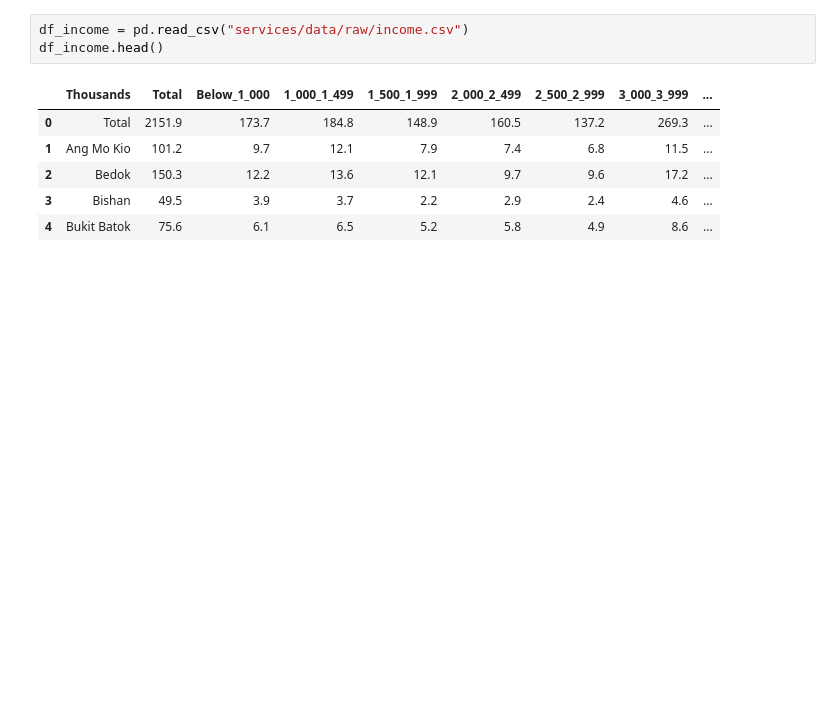
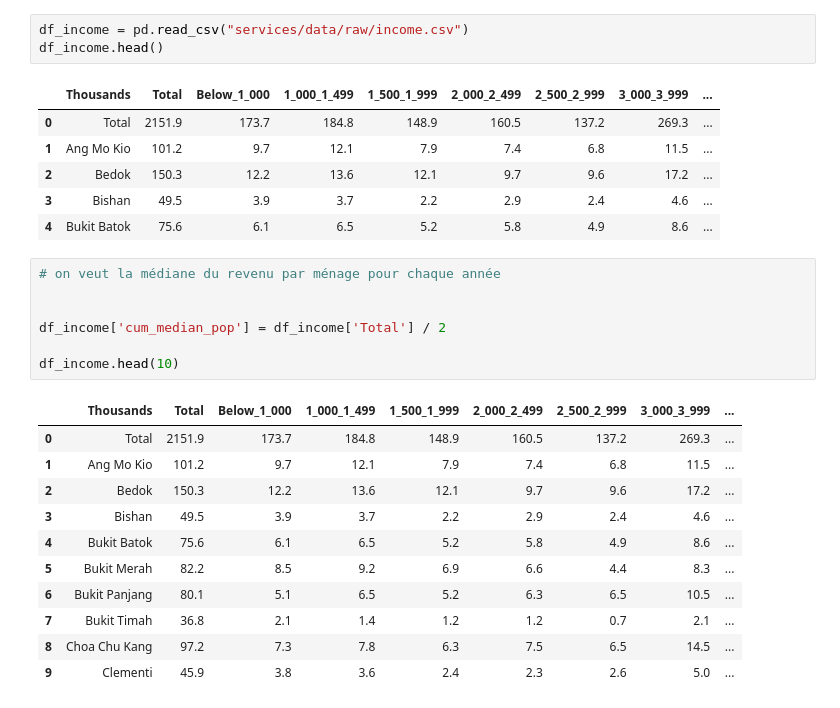
Before and after one commit to Hisqkq/Open-Data-City, a Jupyter notebook: immo.ipynb, the cells around one changed output. Drawn from its saved outputs; the diff is of its cells as text; blank space fills up the shorter version.

```diff
--- a/immo.ipynb
+++ b/immo.ipynb
@@ -177,3 +189,22 @@ df_income.head()
 | 2 | Bedok | 150.3 | 12.2 | 13.6 | 12.1 | 9.7 | 9.6 | 17.2 | ... |
 | 3 | Bishan | 49.5 | 3.9 | 3.7 | 2.2 | 2.9 | 2.4 | 4.6 | ... |
 | 4 | Bukit Batok | 75.6 | 6.1 | 6.5 | 5.2 | 5.8 | 4.9 | 8.6 | ... |
+# %%
+# on veut la médiane du revenu par ménage pour chaque année
+
+
+df_income['cum_median_pop'] = df_income['Total'] / 2
+
+df_income.head(10)
+# %% [output]
+|  | Thousands | Total | Below_1_000 | 1_000_1_499 | 1_500_1_999 | 2_000_2_499 | 2_500_2_999 | 3_000_3_999 | ... |
+| 0 | Total | 2151.9 | 173.7 | 184.8 | 148.9 | 160.5 | 137.2 | 269.3 | ... |
+| 1 | Ang Mo Kio | 101.2 | 9.7 | 12.1 | 7.9 | 7.4 | 6.8 | 11.5 | ... |
+| 2 | Bedok | 150.3 | 12.2 | 13.6 | 12.1 | 9.7 | 9.6 | 17.2 | ... |
+| 3 | Bishan | 49.5 | 3.9 | 3.7 | 2.2 | 2.9 | 2.4 | 4.6 | ... |
+| 4 | Bukit Batok | 75.6 | 6.1 | 6.5 | 5.2 | 5.8 | 4.9 | 8.6 | ... |
+| 5 | Bukit Merah | 82.2 | 8.5 | 9.2 | 6.9 | 6.6 | 4.4 | 8.3 | ... |
+| 6 | Bukit Panjang | 80.1 | 5.1 | 6.5 | 5.2 | 6.3 | 6.5 | 10.5 | ... |
+| 7 | Bukit Timah | 36.8 | 2.1 | 1.4 | 1.2 | 1.2 | 0.7 | 2.1 | ... |
+| 8 | Choa Chu Kang | 97.2 | 7.3 | 7.8 | 6.3 | 7.5 | 6.5 | 14.5 | ... |
+| 9 | Clementi | 45.9 | 3.8 | 3.6 | 2.4 | 2.3 | 2.6 | 5.0 | ... |
```
Also changed, not shown: parts of 14 cells of this notebook.
